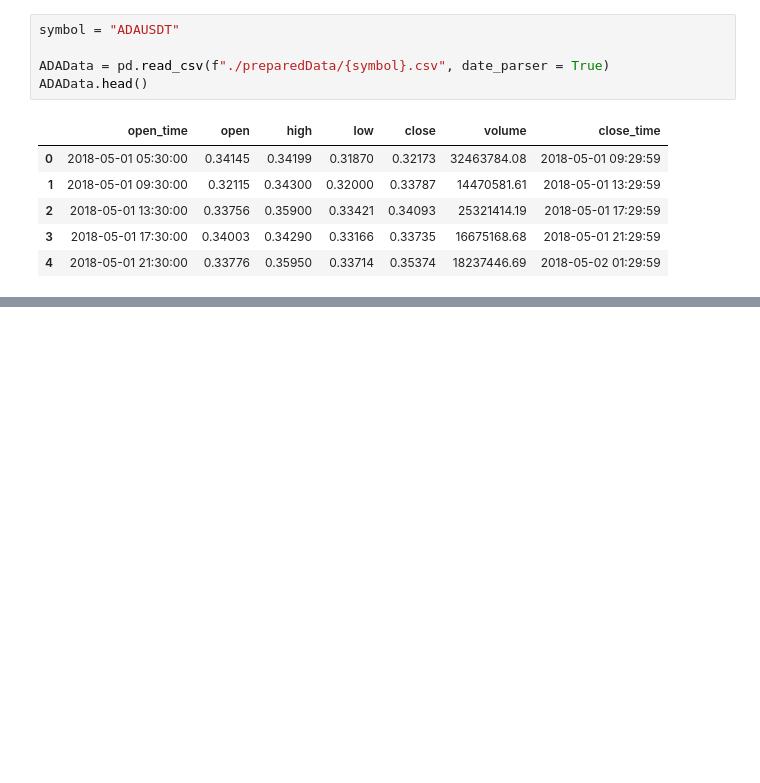
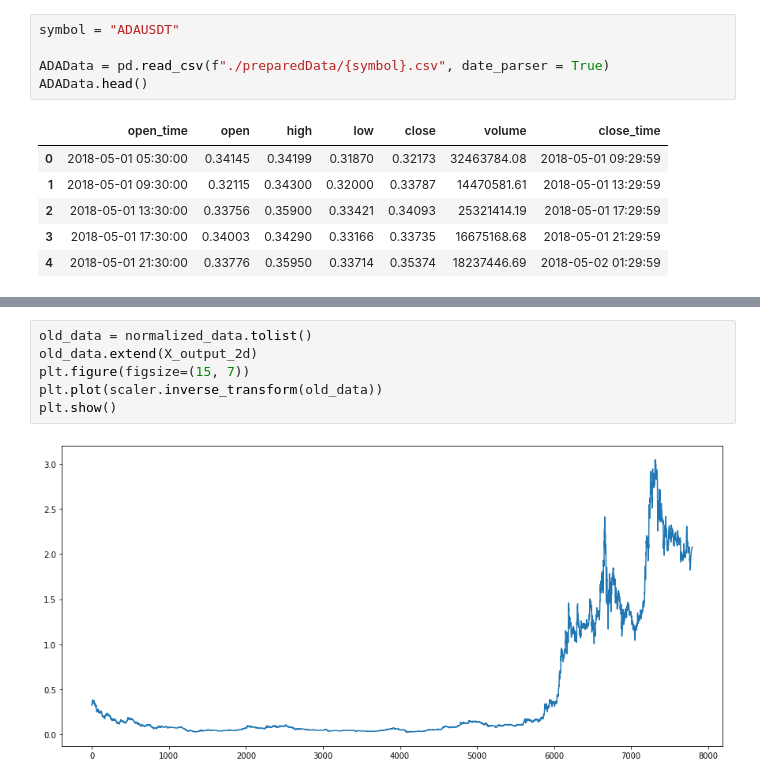
Before and after one commit to NonitMittal/crytpocurrency_price_prediction, a Jupyter notebook: LSTMmodel.ipynb, the cells around one changed output, grey strips where cells are left out. Cells and saved outputs as stored; diff of their text form; blank space fills up the shorter version.

```diff
--- a/LSTMmodel.ipynb
+++ b/LSTMmodel.ipynb
@@ -121,0 +245,8 @@ ValueError: in user code:
+# %%
+old_data = normalized_data.tolist()
+old_data.extend(X_output_2d)
+plt.figure(figsize=(15, 7))
+plt.plot(scaler.inverse_transform(old_data))
+plt.show()
+# %% [output]
+[figure, added]
```
Also changed, not shown: parts of 22 cells of this notebook.
